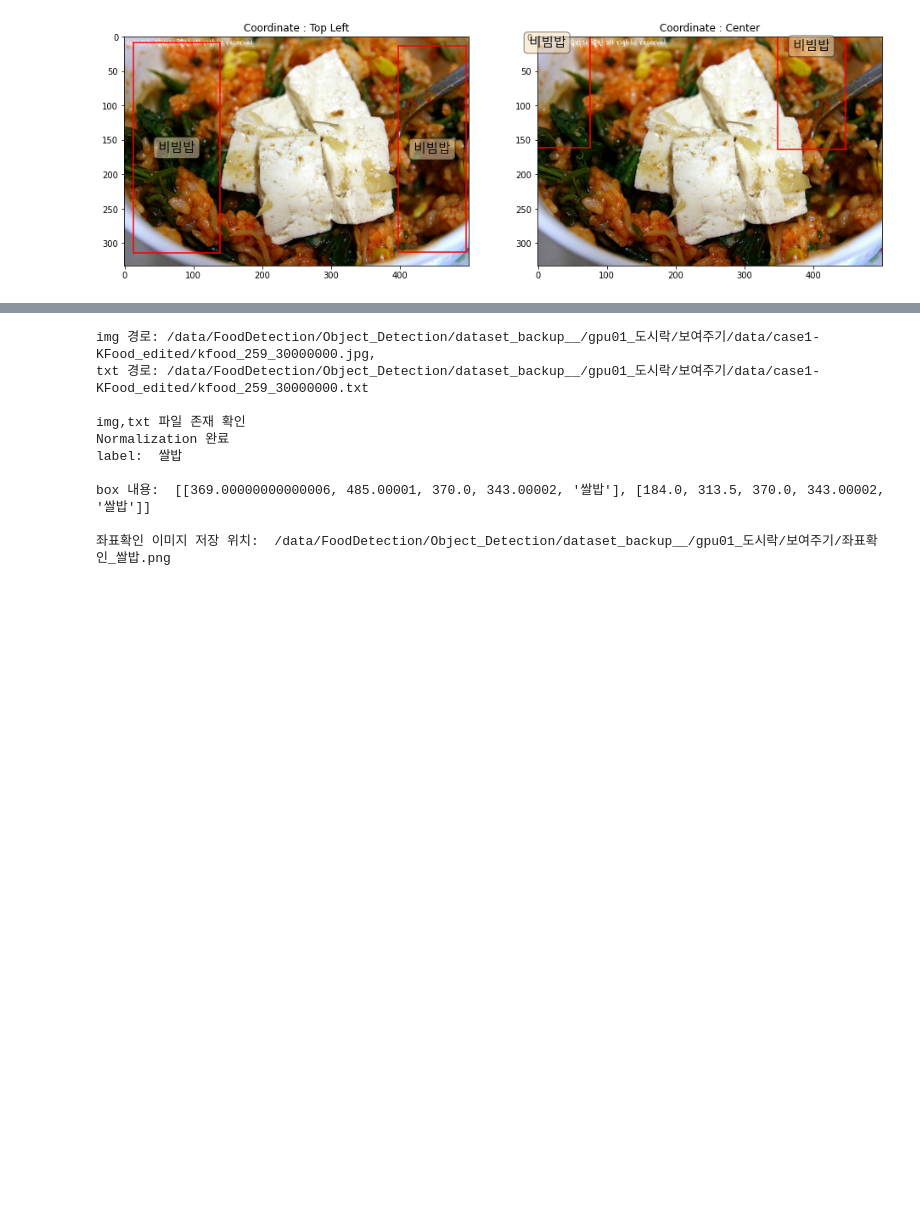
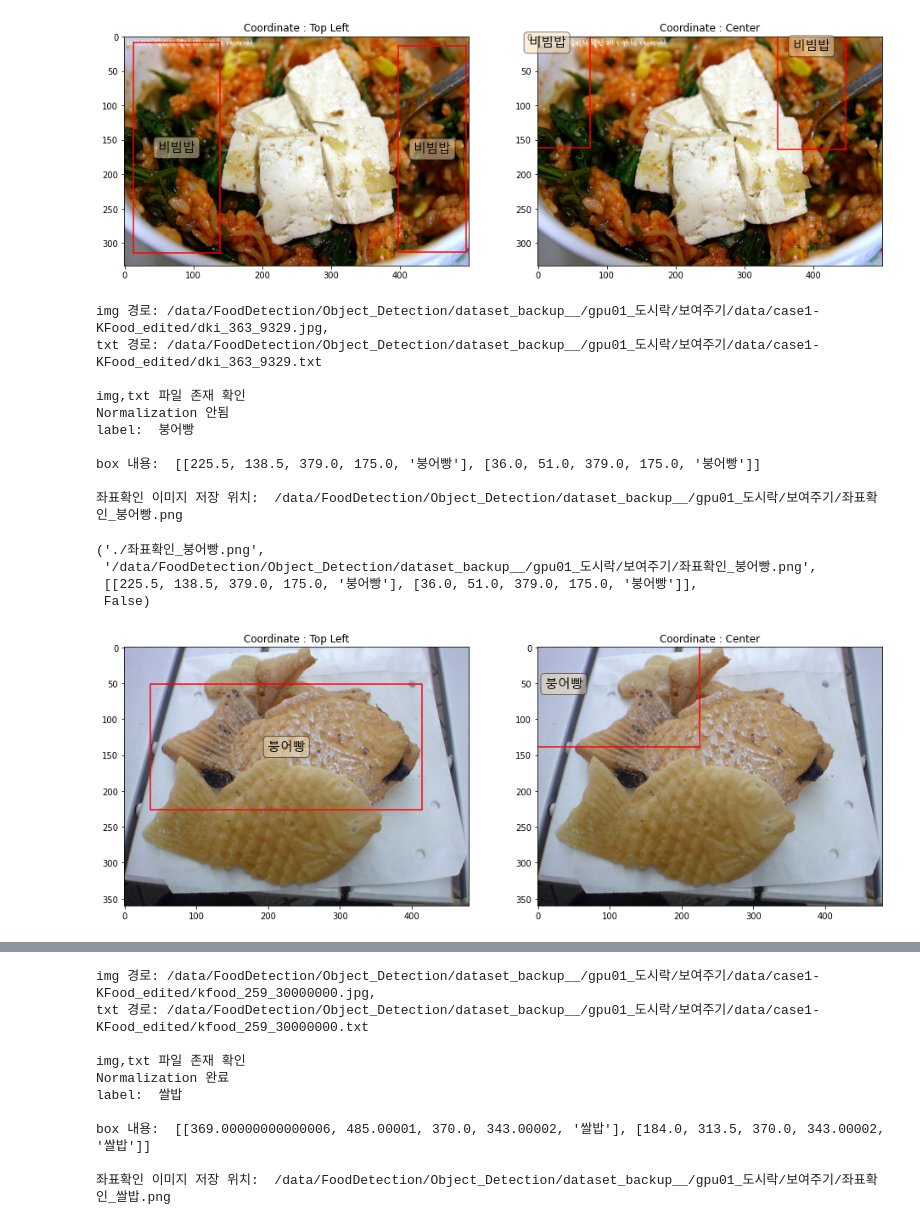
Before and after one commit to K-107/dki, a Jupyter notebook: Food_Detection/220204_이미지데이터좌표확인.ipynb, the cells around one changed output, grey strips where cells are left out. Saved outputs shown, nothing was run; the diff lists cells and outputs as text; code cells hidden in the pictures; blank space fills up the shorter version.

```diff
--- a/Food_Detection/220204_이미지데이터좌표확인.ipynb
+++ b/Food_Detection/220204_이미지데이터좌표확인.ipynb
@@ -147,23 +147,23 @@ class_dic = {0: '가리비구이', 1: '가자미구이', 2: '가자미조림', 3
             828:'돼지고기, 삼겹살, 생것',801:'계란(달걀)덮밥',760:'오이피클',790:'옥수수콘',
             815:'군만두',736:'소주(좋은데이)'}
 # %%
-'''
-리스트, 딕셔너리 메모장에 저장,불러오기
-https://seong6496.tistory.com/108
-'''
-with open('class_dic.txt','w',encoding='UTF-8') as f:
-    for code, name in class_dic.items():
-        f.write(f'{code}:{name}\n')
+# '''
+# 리스트, 딕셔너리 메모장에 저장,불러오기
+# https://seong6496.tistory.com/108
+# '''
+# with open('class_dic.txt','w',encoding='UTF-8') as f:
+#     for code, name in class_dic.items():
+#         f.write(f'{code}:{name}\n')
 # %%
-class_dic = {}
-f = open('./class_dic.txt','r')
-while True:
-    line = f.readline()
-    if not line : break
-#     print(line.split(':')[0], line.split(':')[1][:-1])
-    class_dic[int(line.split(':')[0])] = line.split(':')[1][:-1]
-f.close()
-class_dic
+# class_dic = {}
+# f = open('./class_dic.txt','r')
+# while True:
+#     line = f.readline()
+#     if not line : break
+# #     print(line.split(':')[0], line.split(':')[1][:-1])
+#     class_dic[int(line.split(':')[0])] = line.split(':')[1][:-1]
+# f.close()
+# class_dic
 # %% [output]
 {0: '가리비구이',
  1: '가자미구이',
@@ -351,3 +390,30 @@ box 내용:  [[75.5, 161.5, 125.0, 305.0, '비빔밥'], [13.0, 9.0, 125.0, 305.0
   [397.0, 14.0, 99.0, 299.0, '비빔밥']],
  False)
 [figure]
+# %%
+# case1-KFood_edited  - topleft
+
+# py파일에서 불러와서 사용
+
+# from show_annotation import imgTxtCheck
+
+img = '/data/FoodDetection/Object_Detection/dataset_backup__/gpu01_도시락/보여주기/data/case1-KFood_edited/dki_363_9329.jpg'
+txt = '/data/FoodDetection/Object_Detection/dataset_backup__/gpu01_도시락/보여주기/data/case1-KFood_edited/dki_363_9329.txt'
+
+imgTxtCheck(img, txt)
+# %% [output]
+img 경로: /data/FoodDetection/Object_Detection/dataset_backup__/gpu01_도시락/보여주기/data/case1-KFood_edited/dki_363_9329.jpg,
+txt 경로: /data/FoodDetection/Object_Detection/dataset_backup__/gpu01_도시락/보여주기/data/case1-KFood_edited/dki_363_9329.txt
+
+img,txt 파일 존재 확인
+Normalization 안됨
+label:  붕어빵
+
+box 내용:  [[225.5, 138.5, 379.0, 175.0, '붕어빵'], [36.0, 51.0, 379.0, 175.0, '붕어빵']]
+
+좌표확인 이미지 저장 위치:  /data/FoodDetection/Object_Detection/dataset_backup__/gpu01_도시락/보여주기/좌표확인_붕어빵.png
+('./좌표확인_붕어빵.png',
+ '/data/FoodDetection/Object_Detection/dataset_backup__/gpu01_도시락/보여주기/좌표확인_붕어빵.png',
+ [[225.5, 138.5, 379.0, 175.0, '붕어빵'], [36.0, 51.0, 379.0, 175.0, '붕어빵']],
+ False)
+[figure, added]
```
Also changed, not shown: parts of 14 cells of this notebook, 1 other file.
